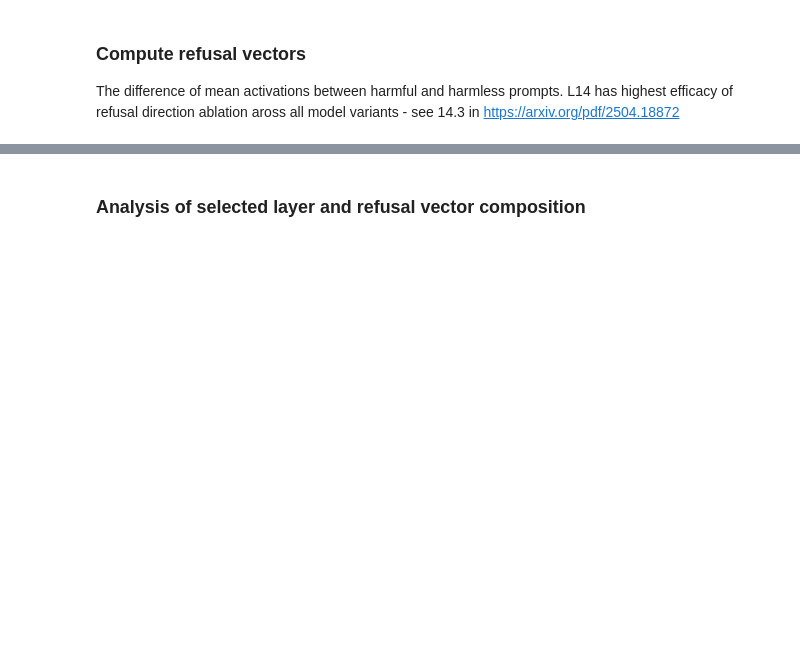
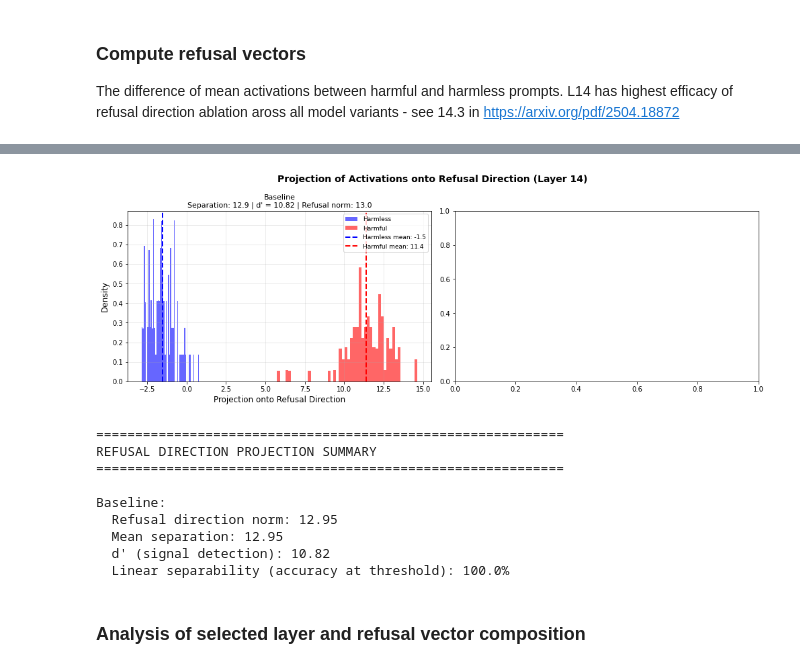
Before and after one commit to haelyons/latent_adversarial_refusal_geometry, a Jupyter notebook: refusal_geometry_experiments.ipynb, the cells around one changed output, grey strips where cells are left out. Saved outputs shown, nothing was run; the diff lists cells and outputs as text; code cells hidden in the pictures; blank space fills up the shorter version.

```diff
--- a/refusal_geometry_experiments.ipynb
+++ b/refusal_geometry_experiments.ipynb
@@ -285,3 +366,79 @@ for model_name in models.keys():
+# %%
+# Project activations onto the refusal direction for each model
+fig, axes = plt.subplots(1, 2, figsize=(14, 5))
+
+for idx, (model_name, ax) in enumerate(zip(models.keys(), axes)):
+    # Get the refusal direction for this model
+    refusal_dir_normalized = refusal_dirs[model_name]['normalized']
+    refusal_norm = refusal_dirs[model_name]['norm']
+
+    # Project activations onto the refusal direction
+    # Result: scalar projection for each sample
+    proj_harmful = (harmful_acts[model_name] @ refusal_dir_normalized).cpu().numpy()
+    proj_harmless = (harmless_acts[model_name] @ refusal_dir_normalized).cpu().numpy()
+
+    # Create histogram
+    bins = 50
+    ax.hist(proj_harmless, bins=bins, alpha=0.6, label='Harmless', color='blue', density=True)
+    ax.hist(proj_harmful, bins=bins, alpha=0.6, label='Harmful', color='red', density=True)
+
+    # Add vertical lines for means
+    harmless_mean = proj_harmless.mean()
+    harmful_mean = proj_harmful.mean()
+    ax.axvline(harmless_mean, color='blue', linestyle='--', linewidth=2, label=f'Harmless mean: {harmless_mean:.1f}')
+    ax.axvline(harmful_mean, color='red', linestyle='--', linewidth=2, label=f'Harmful mean: {harmful_mean:.1f}')
+
+    # Calculate separation statistics
+    separation = harmful_mean - harmless_mean
+    pooled_std = np.sqrt((proj_harmless.std()**2 + proj_harmful.std()**2) / 2)
+    d_prime = separation / pooled_std  # Signal detection measure
+
+    ax.set_xlabel('Projection onto Refusal Direction', fontsize=12)
+    ax.set_ylabel('Density', fontsize=12)
+    ax.set_title(f'{model_name}\nSeparation: {separation:.1f} | d\' = {d_prime:.2f} | Refusal norm: {refusal_norm:.1f}', fontsize=11)
+    ax.legend(loc='upper right', fontsize=9)
+    ax.grid(True, alpha=0.3)
+
+plt.suptitle('Projection of Activations onto Refusal Direction (Layer 14)', fontsize=14, fontweight='bold')
+plt.tight_layout()
+plt.savefig(OUTPUT_DIR / f'refusal_projection_layer{TARGET_LAYER}.png', dpi=150)
+plt.show()
+
+# Print summary statistics
+print("\n" + "="*60)
+print("REFUSAL DIRECTION PROJECTION SUMMARY")
+print("="*60)
+for model_name in models.keys():
+    refusal_dir_normalized = refusal_dirs[model_name]['normalized']
+    proj_harmful = (harmful_acts[model_name] @ refusal_dir_normalized).cpu().numpy()
+    proj_harmless = (harmless_acts[model_name] @ refusal_dir_normalized).cpu().numpy()
+
+    separation = proj_harmful.mean() - proj_harmless.mean()
+    pooled_std = np.sqrt((proj_harmless.std()**2 + proj_harmful.std()**2) / 2)
+    d_prime = separation / pooled_std
+
+    # Calculate overlap (what % of harmless is above harmless mean, etc.)
+    threshold = (proj_harmful.mean() + proj_harmless.mean()) / 2
+    harmless_correct = (proj_harmless < threshold).mean() * 100
+    harmful_correct = (proj_harmful >= threshold).mean() * 100
+    accuracy = (harmless_correct + harmful_correct) / 2
+
+    print(f"\n{model_name}:")
+    print(f"  Refusal direction norm: {refusal_dirs[model_name]['norm']:.2f}")
+    print(f"  Mean separation: {separation:.2f}")
+    print(f"  d' (signal detection): {d_prime:.2f}")
+    print(f"  Linear separability (accuracy at threshold): {accuracy:.1f}%")
+# %% [output]
+[figure, added]
+============================================================
+REFUSAL DIRECTION PROJECTION SUMMARY
+============================================================
+
+Baseline:
+  Refusal direction norm: 12.95
+  Mean separation: 12.95
+  d' (signal detection): 10.82
+  Linear separability (accuracy at threshold): 100.0%
 # %% [markdown]
 ### Analysis of selected layer and refusal vector composition
 # %% [markdown]
```
Also changed, not shown: parts of 19 cells of this notebook, 2 other files.
